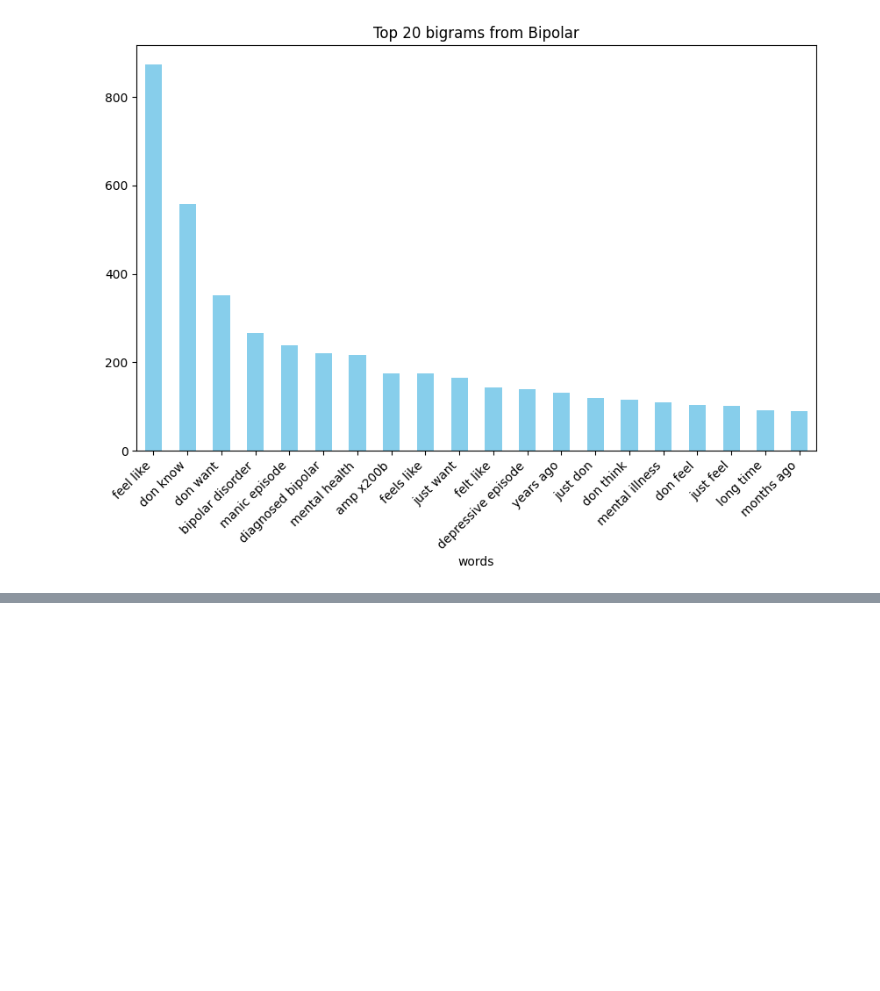
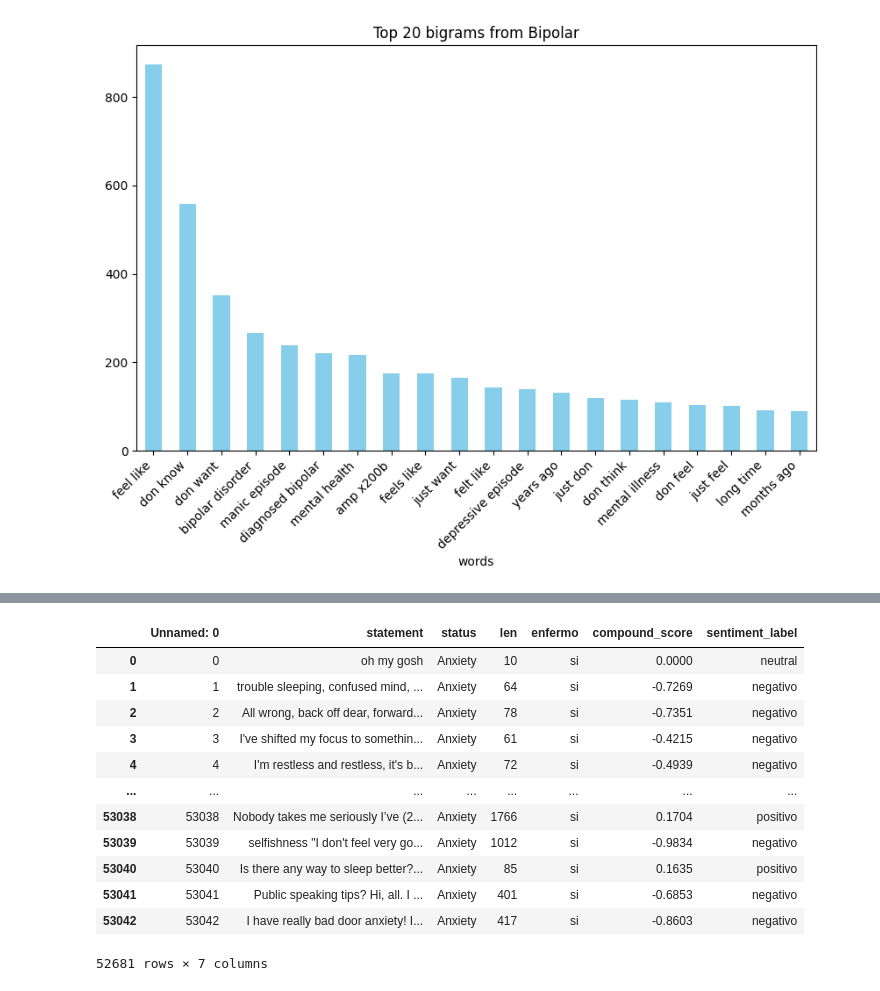
Before and after one commit to jjmoras1/Final_Data_science3_Mora_John, a Jupyter notebook: ProyectoFinal.ipynb, the cells around one changed output, grey strips where cells are left out. Saved outputs shown, nothing was run; the diff lists cells and outputs as text; code cells hidden in the pictures; blank space fills up the shorter version.

```diff
--- a/ProyectoFinal.ipynb
+++ b/ProyectoFinal.ipynb
@@ -440,0 +574,16 @@ for x in Enfermedades_Sin_Normal:
+# %%
+df
+# %% [output]
+|  | Unnamed: 0 | statement | status | len | enfermo | compound_score | sentiment_label |
+| 0 | 0 | oh my gosh | Anxiety | 10 | si | 0.0000 | neutral |
+| 1 | 1 | trouble sleeping, confused mind, ... | Anxiety | 64 | si | -0.7269 | negativo |
+| 2 | 2 | All wrong, back off dear, forward... | Anxiety | 78 | si | -0.7351 | negativo |
+| 3 | 3 | I've shifted my focus to somethin... | Anxiety | 61 | si | -0.4215 | negativo |
+| 4 | 4 | I'm restless and restless, it's b... | Anxiety | 72 | si | -0.4939 | negativo |
+| ... | ... | ... | ... | ... | ... | ... | ... |
+| 53038 | 53038 | Nobody takes me seriously I’ve (2... | Anxiety | 1766 | si | 0.1704 | positivo |
+| 53039 | 53039 | selfishness "I don't feel very go... | Anxiety | 1012 | si | -0.9834 | negativo |
+| 53040 | 53040 | Is there any way to sleep better?... | Anxiety | 85 | si | 0.1635 | positivo |
+| 53041 | 53041 | Public speaking tips? Hi, all. I ... | Anxiety | 401 | si | -0.6853 | negativo |
+| 53042 | 53042 | I have really bad door anxiety! I... | Anxiety | 417 | si | -0.8603 | negativo |
+52681 rows × 7 columns
```
Also changed, not shown: parts of 18 cells of this notebook.
